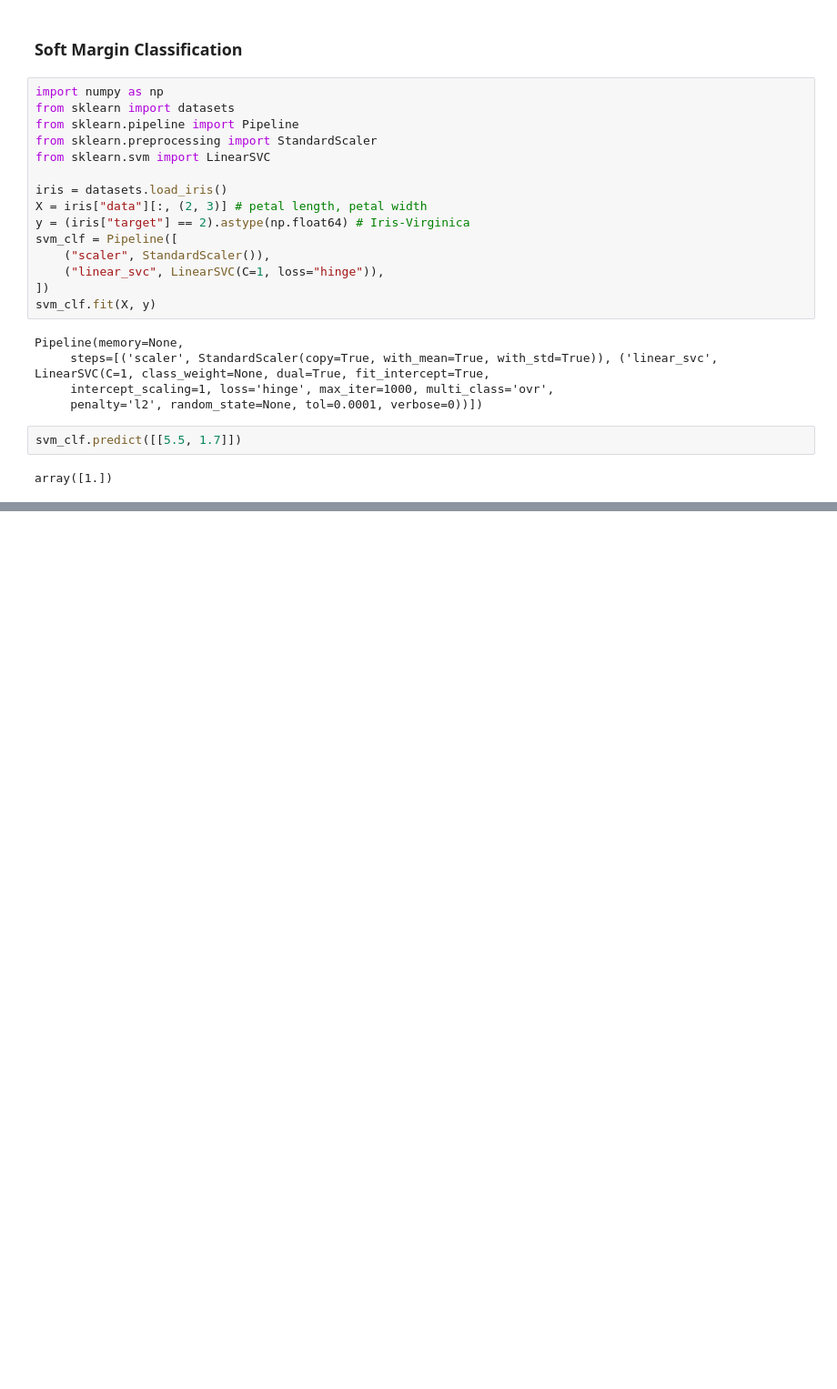
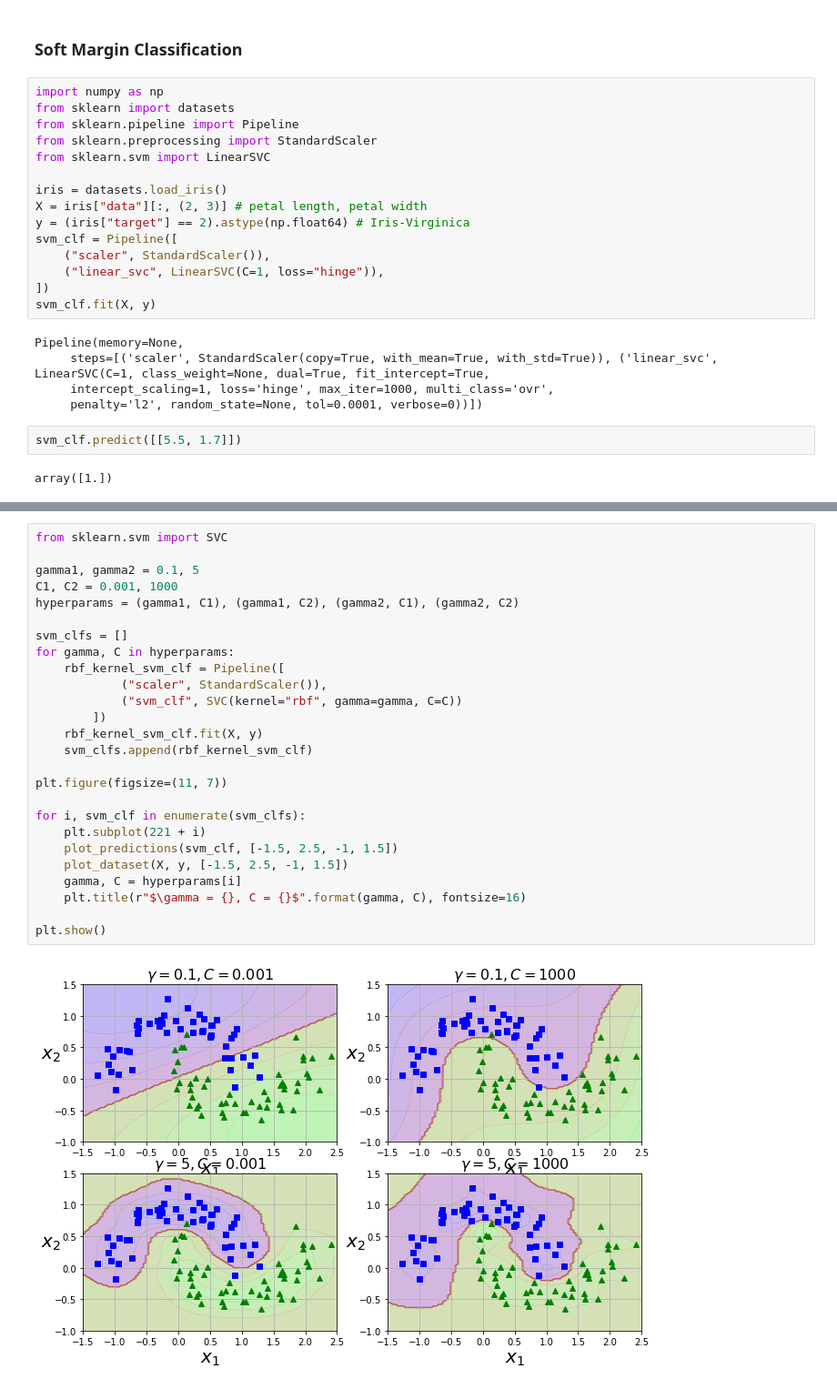
Before and after one commit to rodferro/hands-on-ml, a Jupyter notebook: 05_support_vector_machines.ipynb, the cells around one changed output, grey strips where cells are left out. Shown: that part at 91% size. Saved outputs shown, nothing was run; the diff lists cells and outputs as text; blank space fills up the shorter version.

```diff
--- a/05_support_vector_machines.ipynb
+++ b/05_support_vector_machines.ipynb
@@ -44,0 +154,28 @@ array([1.])
+# %%
+from sklearn.svm import SVC
+
+gamma1, gamma2 = 0.1, 5
+C1, C2 = 0.001, 1000
+hyperparams = (gamma1, C1), (gamma1, C2), (gamma2, C1), (gamma2, C2)
+
+svm_clfs = []
+for gamma, C in hyperparams:
+    rbf_kernel_svm_clf = Pipeline([
+            ("scaler", StandardScaler()),
+            ("svm_clf", SVC(kernel="rbf", gamma=gamma, C=C))
+        ])
+    rbf_kernel_svm_clf.fit(X, y)
+    svm_clfs.append(rbf_kernel_svm_clf)
+
+plt.figure(figsize=(11, 7))
+
+for i, svm_clf in enumerate(svm_clfs):
+    plt.subplot(221 + i)
+    plot_predictions(svm_clf, [-1.5, 2.5, -1, 1.5])
+    plot_dataset(X, y, [-1.5, 2.5, -1, 1.5])
+    gamma, C = hyperparams[i]
+    plt.title(r"$\gamma = {}, C = {}$".format(gamma, C), fontsize=16)
+
+plt.show()
+# %% [output]
+[figure, added]
```
Also changed, not shown: parts of 10 cells of this notebook.
